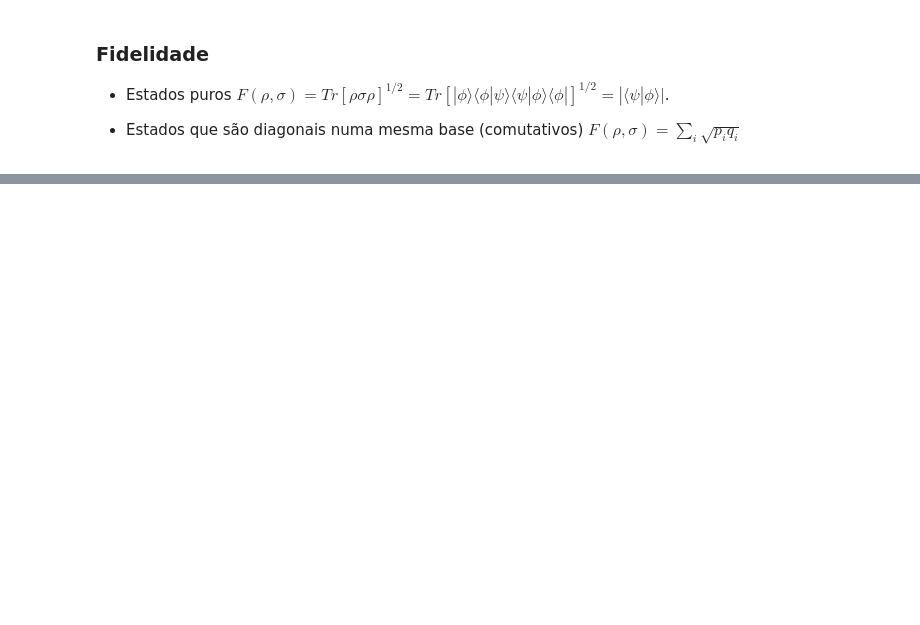
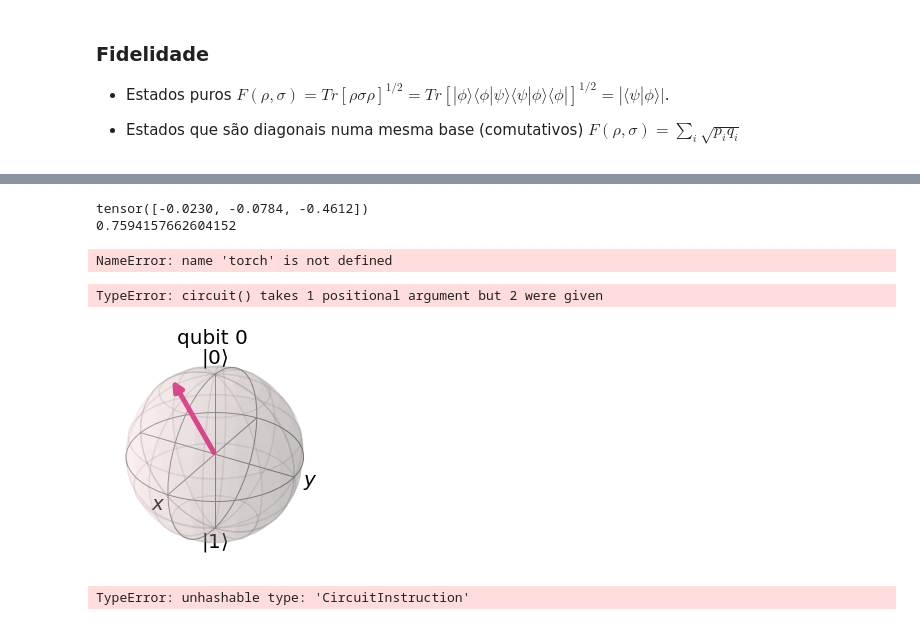
Before and after one commit to SchultzVV/Qiskit, a Jupyter notebook: Conteúdo/VQA.ipynb, the cells around one changed output, grey strips where cells are left out. Drawn from its saved outputs; the diff is of its cells as text; code cells hidden in the pictures; blank space fills up the shorter version.

```diff
--- a/Conteúdo/VQA.ipynb
+++ b/Conteúdo/VQA.ipynb
@@ -7,13 +7,6 @@ from qiskit.quantum_info import Statevector
 from qiskit.visualization import plot_bloch_multivector
 from sympy import conjugate
 from qiskit_textbook.widgets import plot_bloch_vector_spherical
-
-def bloch_sphere(circuit):
-    state = Statevector(circuit)
-    return plot_bloch_multivector(state)
-
-def inner_product(v,w):
-    d = len(v); ip = 0
-    for j in range(0,d):
-        ip += conjugate(v[j])*w[j]
-    return ip
+from torch.autograd import Variable
+import torch
+from tools import *
@@ -126,3 +184,53 @@ for i in range(256):
+# %%
+purity = 0.5 + 0.5*np.random.rand()
+target_vector = np.random.normal(0, 1, 3)
+target_vector = target_vector/(np.sum(target_vector**2))
+target_vector = target_vector*(2*purity - 1 )**0.5
+target_vector = Variable(torch.Tensor(target_vector))
+print(target_vector)
+print(purity)
+# %% [output]
+tensor([-0.0230, -0.0784, -0.4612])
+0.7594157662604152
+# %%
+def cost(params):
+    L = 0
+    for k in range(3):
+        L+= torch.abs(circuit(params, Paulis[k]) - target_vector[k])
+    return L
+
+opt = torch.optim.Adam([params], lr=0.1)
+best_loss = 1*cost(params)
+best_params = 1*params
+# %% [output]
+NameError: name 'torch' is not defined
+# %%
+X_exp = circuit(params, Paulis[0]).item()
+Y_exp = circuit(params, Paulis[1]).item()
+Z_exp = circuit(params, Paulis[2]).item()
+print(X_exp, Y_exp, Z_exp)
+# %% [output]
+TypeError: circuit() takes 1 positional argument but 2 were given
+# %%
+qc = QuantumCircuit(1,1)
+qc.rx(params[0].item(),0)
+qc.ry(params[1].item(),0)
+bloch_sphere(qc)
+# %% [output]
+[figure, added]
+# %%
+from qiskit.ignis.verification.tomography import state_tomography_circuits, StateTomographyFitter
+from qiskit.providers.aer import QasmSimulator
+import qiskit
+
+qstc = state_tomography_circuits(qc, qc[0])
+nshots = 8192
+job = qiskit.execute(qstc, Aer.get_backend('qasm_simulator'), shots=nshots)
+qstf = StateTomographyFitter(job.result(), qstc)
+rho = qstf.fit(method='lstsq')
+print(rho)
+# %% [output]
+TypeError: unhashable type: 'CircuitInstruction'
 # %%
 from qiskit import QuantumCircuit
 
```
Also changed, not shown: parts of 19 cells of this notebook, 11 other files.
